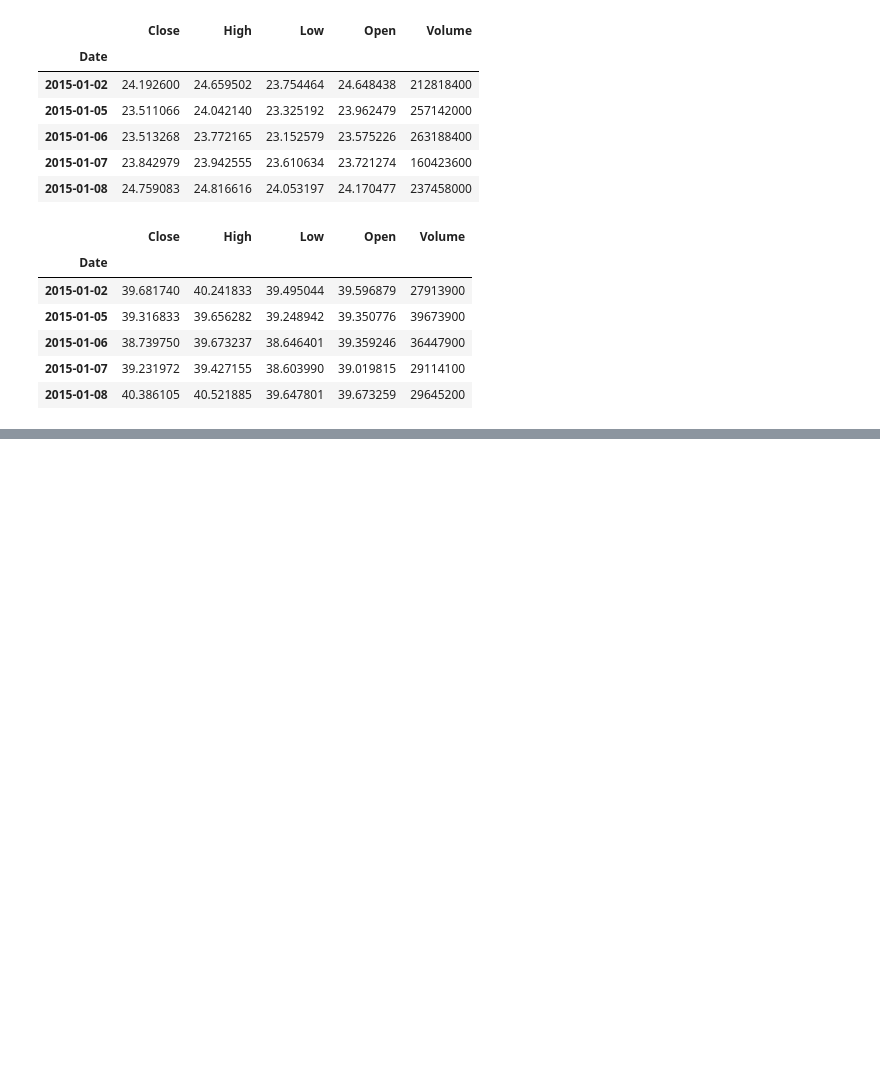
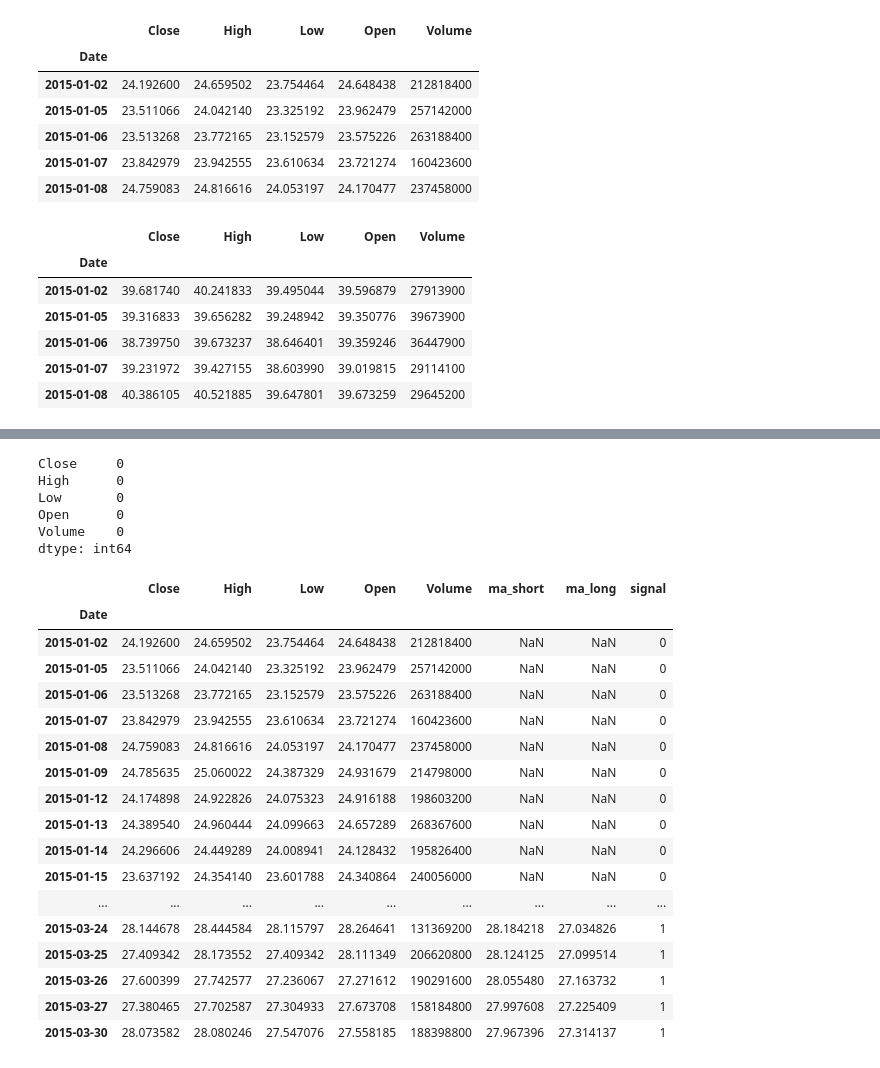
Before and after one commit to nichols-leo/quant-backtester, a Jupyter notebook: notebooks/exploration.ipynb, the cells around one changed output, grey strips where cells are left out. Drawn from its saved outputs; the diff is of its cells as text; code cells hidden in the pictures; blank space fills up the shorter version.

```diff
--- a/notebooks/exploration.ipynb
+++ b/notebooks/exploration.ipynb
@@ -136,0 +143,9 @@ data["MSFT"].head()
+# %%
+df.isna().sum()
+# %% [output]
+Close     0
+High      0
+Low       0
+Open      0
+Volume    0
+dtype: int64
@@ -136,0 +159,21 @@ data["MSFT"].head()
+# %%
+df.head(60)
+# %% [output]
+|  | Close | High | Low | Open | Volume | ma_short | ma_long | signal |
+| Date |  |  |  |  |  |  |  |  |
+| 2015-01-02 | 24.192600 | 24.659502 | 23.754464 | 24.648438 | 212818400 | NaN | NaN | 0 |
+| 2015-01-05 | 23.511066 | 24.042140 | 23.325192 | 23.962479 | 257142000 | NaN | NaN | 0 |
+| 2015-01-06 | 23.513268 | 23.772165 | 23.152579 | 23.575226 | 263188400 | NaN | NaN | 0 |
+| 2015-01-07 | 23.842979 | 23.942555 | 23.610634 | 23.721274 | 160423600 | NaN | NaN | 0 |
+| 2015-01-08 | 24.759083 | 24.816616 | 24.053197 | 24.170477 | 237458000 | NaN | NaN | 0 |
+| 2015-01-09 | 24.785635 | 25.060022 | 24.387329 | 24.931679 | 214798000 | NaN | NaN | 0 |
+| 2015-01-12 | 24.174898 | 24.922826 | 24.075323 | 24.916188 | 198603200 | NaN | NaN | 0 |
+| 2015-01-13 | 24.389540 | 24.960444 | 24.099663 | 24.657289 | 268367600 | NaN | NaN | 0 |
+| 2015-01-14 | 24.296606 | 24.449289 | 24.008941 | 24.128432 | 195826400 | NaN | NaN | 0 |
+| 2015-01-15 | 23.637192 | 24.354140 | 23.601788 | 24.340864 | 240056000 | NaN | NaN | 0 |
+| ... | ... | ... | ... | ... | ... | ... | ... | ... |
+| 2015-03-24 | 28.144678 | 28.444584 | 28.115797 | 28.264641 | 131369200 | 28.184218 | 27.034826 | 1 |
+| 2015-03-25 | 27.409342 | 28.173552 | 27.409342 | 28.111349 | 206620800 | 28.124125 | 27.099514 | 1 |
+| 2015-03-26 | 27.600399 | 27.742577 | 27.236067 | 27.271612 | 190291600 | 28.055480 | 27.163732 | 1 |
+| 2015-03-27 | 27.380465 | 27.702587 | 27.304933 | 27.673708 | 158184800 | 27.997608 | 27.225409 | 1 |
+| 2015-03-30 | 28.073582 | 28.080246 | 27.547076 | 27.558185 | 188398800 | 27.967396 | 27.314137 | 1 |
```
Also changed, not shown: parts of 13 cells of this notebook, 2 other files.
